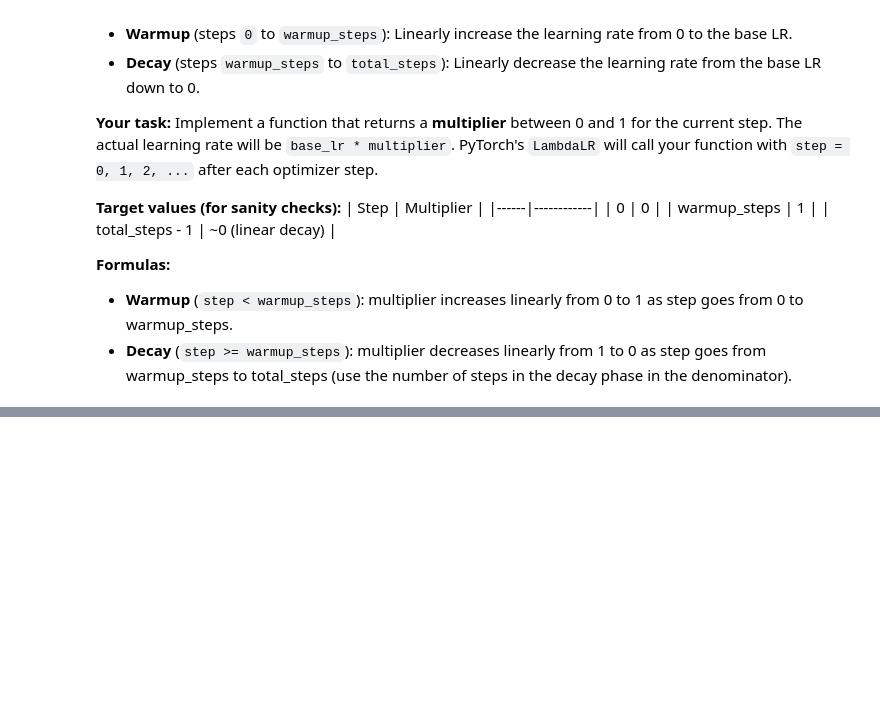
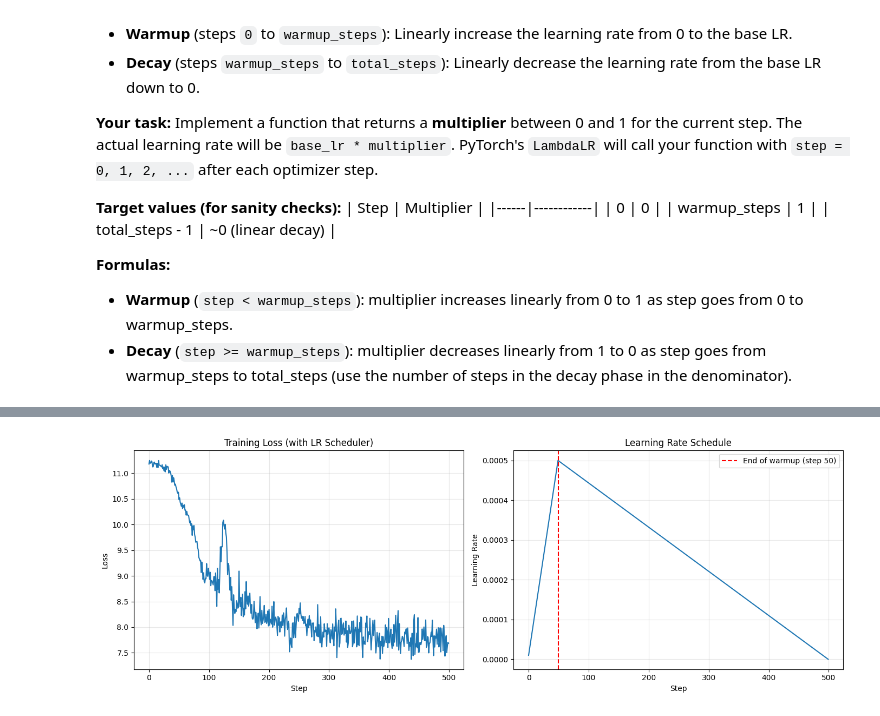
Before and after one commit to natejly/CPSC4470, a Jupyter notebook: hw2/cpsc4770-sp26-hw2-part1-release.ipynb, the cells around one changed output, grey strips where cells are left out. Saved outputs shown, nothing was run; the diff lists cells and outputs as text; code cells hidden in the pictures; blank space fills up the shorter version.

```diff
--- a/hw2/cpsc4770-sp26-hw2-part1-release.ipynb
+++ b/hw2/cpsc4770-sp26-hw2-part1-release.ipynb
@@ -1016,12 +1199,15 @@ def get_lr_multiplier(step, warmup_steps, total_steps):
     if step < warmup_steps:
         # 🔹 TODO: Linear warmup — multiplier from 0 at step 0 to 1 at step warmup_steps
         # Hint: multiplier = step / warmup_steps (handle warmup_steps == 0 if needed)
-        return None  # 🔻 REPLACE with your formula
+        return step / warmup_steps if warmup_steps > 0 else 1.0
     else:
         # 🔹 TODO: Linear decay — multiplier from 1 at step warmup_steps to 0 at step total_steps
         # Hint: decay_steps = total_steps - warmup_steps; then linear decrease from 1 to 0
         # Hint: use max(0.0, ...) so the multiplier never goes negative
-        return None  # 🔻 REPLACE with your formula
+        decay_steps = total_steps - warmup_steps
+        if decay_steps == 0:
+            return 0.0
+        return max(0.0, 1.0 - (step - warmup_steps) / decay_steps)
 # %%
 # Retrain with LR scheduler for longer
 small_model_sched = TransformerModel(**small_config).to(DEVICE)
@@ -1036,7 +1222,7 @@ optimizer_sched = torch.optim.Adam(small_model_sched.parameters(), lr=base_lr)
 # 🔹 TODO: Create a LambdaLR scheduler using your get_lr_multiplier function
 # 💡 Hint: Use torch.optim.lr_scheduler.LambdaLR(optimizer, lr_lambda=...)
 # 💡 Hint: The lr_lambda should be a function that takes a step and returns the multiplier
-scheduler = None  # 🔻 REPLACE with your implementation
+scheduler = torch.optim.lr_scheduler.LambdaLR(optimizer_sched, lr_lambda=lambda step: get_lr_multiplier(step, warmup_steps, num_steps_sched))
 
 losses_sched = []
 lr_history = []
@@ -1068,6 +1254,7 @@ for step in range(num_steps_sched):
 
     # 🔹 TODO: Step the learning rate scheduler
     # YOUR CODE HERE
+    scheduler.step()
 
     losses_sched.append(loss.item())
     lr_history.append(optimizer_sched.param_groups[0]['lr'])
@@ -1097,3 +1284,4 @@ plt.show()
 
 print(f"\nInitial loss: {losses_sched[0]:.4f}")
 print(f"Final loss: {losses_sched[-1]:.4f}")
+# %% [output]
@@ -1099,0 +1298 @@ print(f"Final loss: {losses_sched[-1]:.4f}")
+[figure, added]
```
Also changed, not shown: parts of 30 cells of this notebook.
